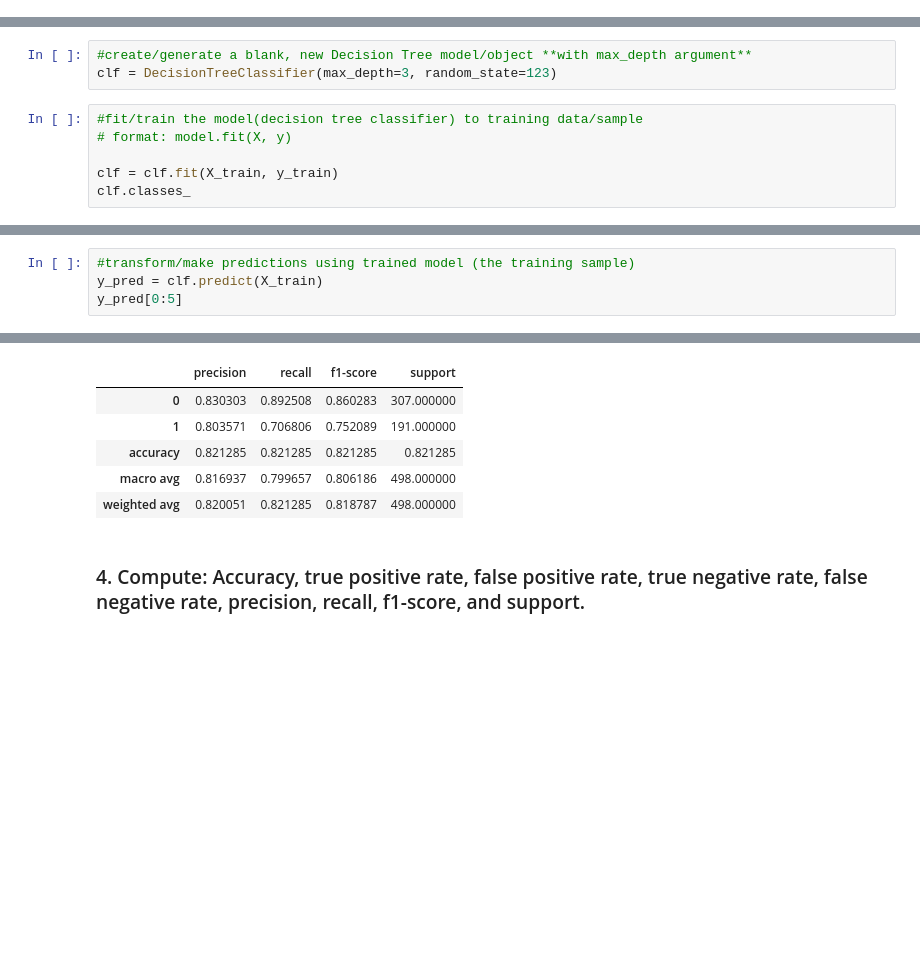
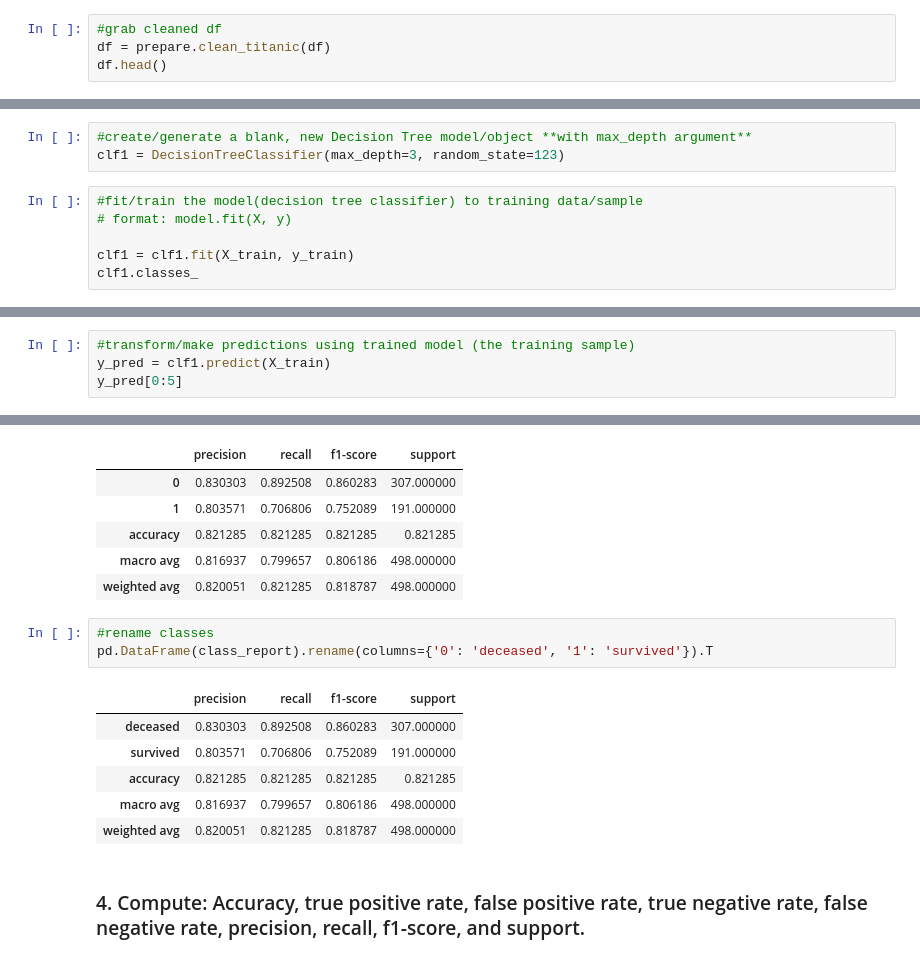
Before and after one commit to aliciag92/classification-exercises, a Jupyter notebook: model.ipynb, the cells around one changed output, grey strips where cells are left out. Drawn from its saved outputs; the diff is of its cells as text; blank space fills up the shorter version.

Commit message:
completed decision tree exercises/setting up random forest exercises

```diff
--- a/model.ipynb
+++ b/model.ipynb
@@ -94,0 +40,4 @@ df.head()
+# %%
+#grab cleaned df
+df = prepare.clean_titanic(df)
+df.head()
@@ -168,13 +115,13 @@ baseline accuracy: 61.65%
 ### 2. Fit the decision tree classifier to your training sample and transform (i.e. make predictions on the training sample)
 # %%
 #create/generate a blank, new Decision Tree model/object **with max_depth argument**
-clf = DecisionTreeClassifier(max_depth=3, random_state=123)
+clf1 = DecisionTreeClassifier(max_depth=3, random_state=123)
 # %%
 #fit/train the model(decision tree classifier) to training data/sample
 # format: model.fit(X, y)
 
-clf = clf.fit(X_train, y_train)
-clf.classes_
+clf1 = clf1.fit(X_train, y_train)
+clf1.classes_
 # %% [output]
 array([0, 1])
 # %%
@@ -187,7 +134,7 @@ graph.render('titanic_decision_tree', view=True, format="pdf")
 'titanic_decision_tree.pdf'
 # %%
 #transform/make predictions using trained model (the training sample)
-y_pred = clf.predict(X_train)
+y_pred = clf1.predict(X_train)
 y_pred[0:5]
 # %% [output]
 array([0, 0, 0, 1, 1])
@@ -254,6 +221,16 @@ pd.DataFrame(class_report).T
 | accuracy | 0.821285 | 0.821285 | 0.821285 | 0.821285 |
 | macro avg | 0.816937 | 0.799657 | 0.806186 | 498.000000 |
 | weighted avg | 0.820051 | 0.821285 | 0.818787 | 498.000000 |
+# %%
+#rename classes
+pd.DataFrame(class_report).rename(columns={'0': 'deceased', '1': 'survived'}).T
+# %% [output]
+|  | precision | recall | f1-score | support |
+| deceased | 0.830303 | 0.892508 | 0.860283 | 307.000000 |
+| survived | 0.803571 | 0.706806 | 0.752089 | 191.000000 |
+| accuracy | 0.821285 | 0.821285 | 0.821285 | 0.821285 |
+| macro avg | 0.816937 | 0.799657 | 0.806186 | 498.000000 |
+| weighted avg | 0.820051 | 0.821285 | 0.818787 | 498.000000 |
 # %% [markdown]
 ### 4. Compute: Accuracy, true positive rate, false positive rate, true negative rate, false negative rate, precision, recall, f1-score, and support.
 # %%
```
Also changed, not shown: parts of 29 cells of this notebook.
